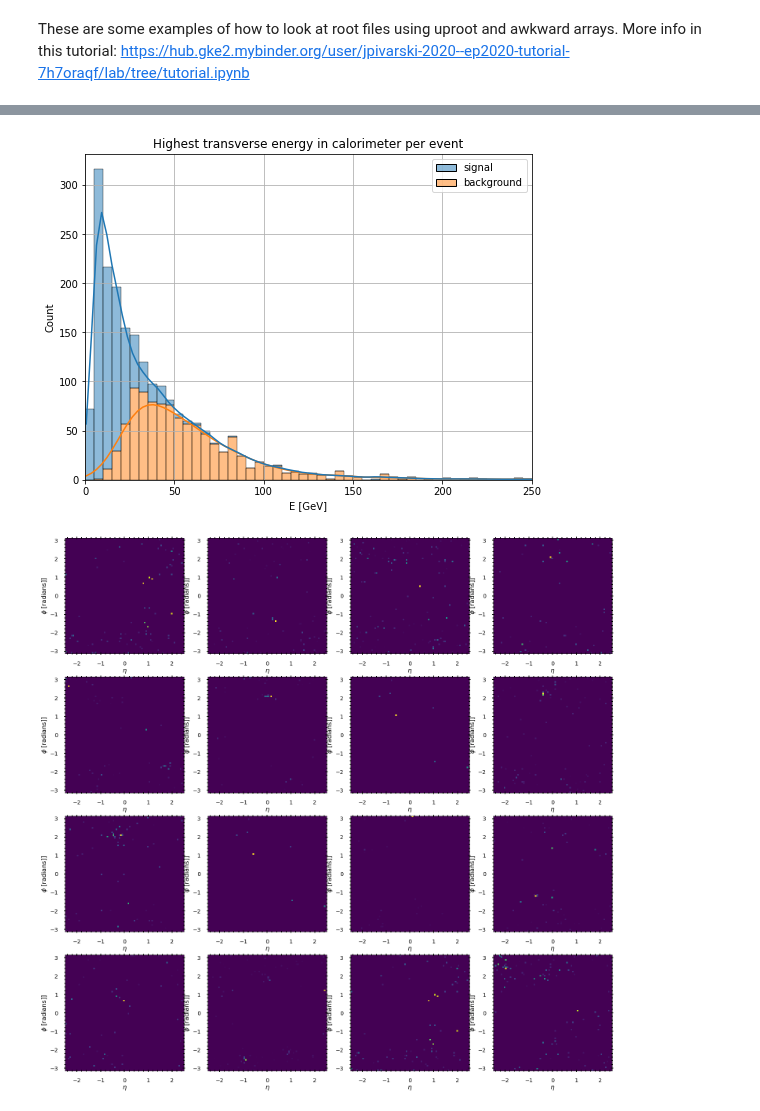
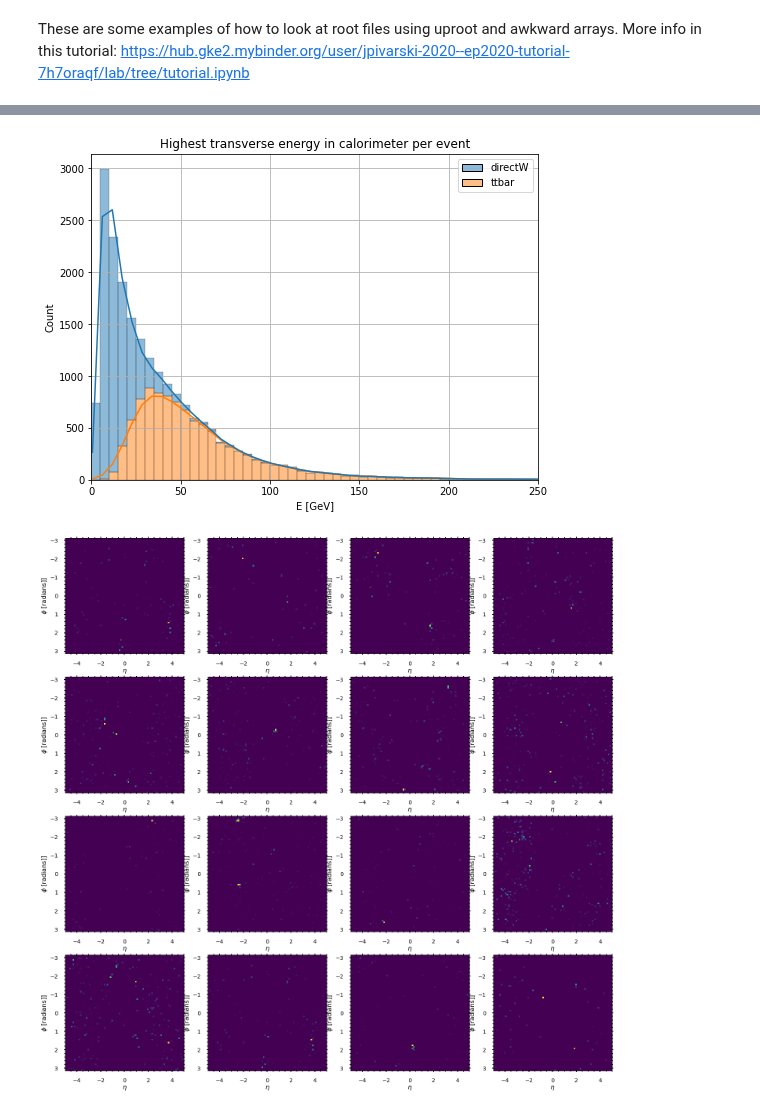
Before and after one commit to choisant/imcalML, a Jupyter notebook: notebooks/analyze_delphes_file.ipynb, the cells around one changed output, grey strips where cells are left out. Cells and saved outputs as stored; diff of their text form; code cells hidden in the pictures.

```diff
--- a/notebooks/analyze_delphes_file.ipynb
+++ b/notebooks/analyze_delphes_file.ipynb
@@ -8,8 +8,8 @@ import seaborn as sn
 from fast_histogram import histogram2d
 # %%
 #data_path = "/disk/atlas3/data_MC/ATLASOpen/jets/part1.root"
-bkg_data_path = "../../Delphes-3.5.0/ttbar_13TeV_taus.root:Delphes"
-signal_data_path = "../../Delphes-3.5.0/directW_13TeV_taus.root:Delphes"
+ttbar_data_path = "/disk/atlas3/data_MC/delphes/ttbar_13TeV_taus_10000events.root:Delphes"
+directW_data_path = "/disk/atlas3/data_MC/delphes/directW_13TeV_taus_10000events.root:Delphes"
 #data_path = "../../Delphes-3.5.0/directW_13TeV.root:Delphes"
 # %% [markdown]
 These are some examples of how to look at root files using uproot and awkward arrays. More info in this tutorial:
@@ -74,11 +74,11 @@ def load_data(rootfile:str, branch:str, keys:list):
 
 
 #look(data_path)
-bkg_clusters = load_data(bkg_data_path, "Tower", ["Tower.ET", "Tower.Eta", "Tower.Phi", "Tower.Eem", "Tower.Ehad"])
-signal_clusters = load_data(signal_data_path, "Tower", ["Tower.ET", "Tower.Eta", "Tower.Phi", "Tower.Eem", "Tower.Ehad"])
+ttbar_clusters = load_data(ttbar_data_path, "Tower", ["Tower.ET", "Tower.Eta", "Tower.Phi", "Tower.Eem", "Tower.Ehad"])
+directW_clusters = load_data(directW_data_path, "Tower", ["Tower.ET", "Tower.Eta", "Tower.Phi", "Tower.Eem", "Tower.Ehad"])
 #print(ak.to_list(clusters[0]))
-max_hits = np.max([len(item) for item in bkg_clusters["ET"]])
+max_hits = np.max([len(item) for item in ttbar_clusters["ET"]])
 print(max_hits)
-bkg_clusters = ak.pad_none(bkg_clusters, max_hits, axis=-1)
-signal_clusters = ak.pad_none(signal_clusters, max_hits, axis=-1)
+ttbar_clusters = ak.pad_none(ttbar_clusters, max_hits, axis=-1)
+directW_clusters = ak.pad_none(directW_clusters, max_hits, axis=-1)
 # %% [output]
@@ -127,7 +121,7 @@ ax.grid(visible=None)
 # %%
 #Energy distribution
 fig, ax = plt.subplots(figsize=(8,6))
-sn.histplot({"signal": signal_ET, "background": bkg_ET}, ax = ax, bins=50, binrange=[0,250], kde=True, multiple="stack", stat="count")
+sn.histplot({"directW": directW_ET, "ttbar": ttbar_ET}, ax = ax, bins=50, binrange=[0,250], kde=True, multiple="stack", stat="count")
 ax.set_title("Highest transverse energy in calorimeter per event")
 ax.set_xlabel("E [GeV]")
 ax.set_xlim(0, 250)
@@ -135,7 +129,7 @@ ax.set_xlim(0, 250)
 #ax.set_xscale('log')
 ax.grid(visible=None)
 # %% [output]
-[figure, old version]
+[figure, new version]
 # %%
 #Converting to images
 MAX_EVENTS = 100
@@ -146,24 +140,24 @@ def create_histograms(x, y, z):
     if max_available_events < MAX_EVENTS:
         max_events = max_available_events
     else: max_events = MAX_EVENTS
-    Cal = [histogram2d(y[i], x[i],
-            range=[[-np.pi, np.pi], [-2.5, 2.5]], bins=RESOLUTION,
+    Cal = [histogram2d(x[i], y[i],
+            range=[[-np.pi, np.pi], [-5, 5]], bins=RESOLUTION,
             weights=z[i])
             for i in range(0, max_events)]
     #Cal = [histogram2d(event.phi, event.eta, range=[[-np.pi, np.pi], [-2.5, 2.5]], bins=RESOLUTION) for event in array[:max_events]]
     return Cal
 
 
-hists = create_histograms(ak.to_numpy(signal_clusters.Phi), ak.to_numpy(signal_clusters.Eta), ak.to_numpy(signal_clusters.ET))
+hists = create_histograms(ak.to_numpy(directW_clusters.Phi), ak.to_numpy(directW_clusters.Eta), ak.to_numpy(directW_clusters.ET))
 # %%
 fig, axs = plt.subplots(nrows = 4, ncols = 4, figsize = (25,25))
 images = np.random.randint(0, high=len(hists), size=(4,4))
 for i in range(4):
     for j in range(4):
         cal_image_plot(axs[i][j])
-        axs[i][j].imshow(hists[images[i][j]], extent=[-2.5, 2.5, -np.pi, np.pi], aspect='auto')
+        axs[i][j].imshow(hists[images[i][j]], extent=[-5, 5, np.pi, -np.pi], aspect='auto')
 # %% [output]
-[figure, old version]
+[figure, new version]
 # %%
 #Converting to images
 MAX_EVENTS = 100
```
Also changed, not shown: parts of 12 cells of this notebook, 5 other files.
